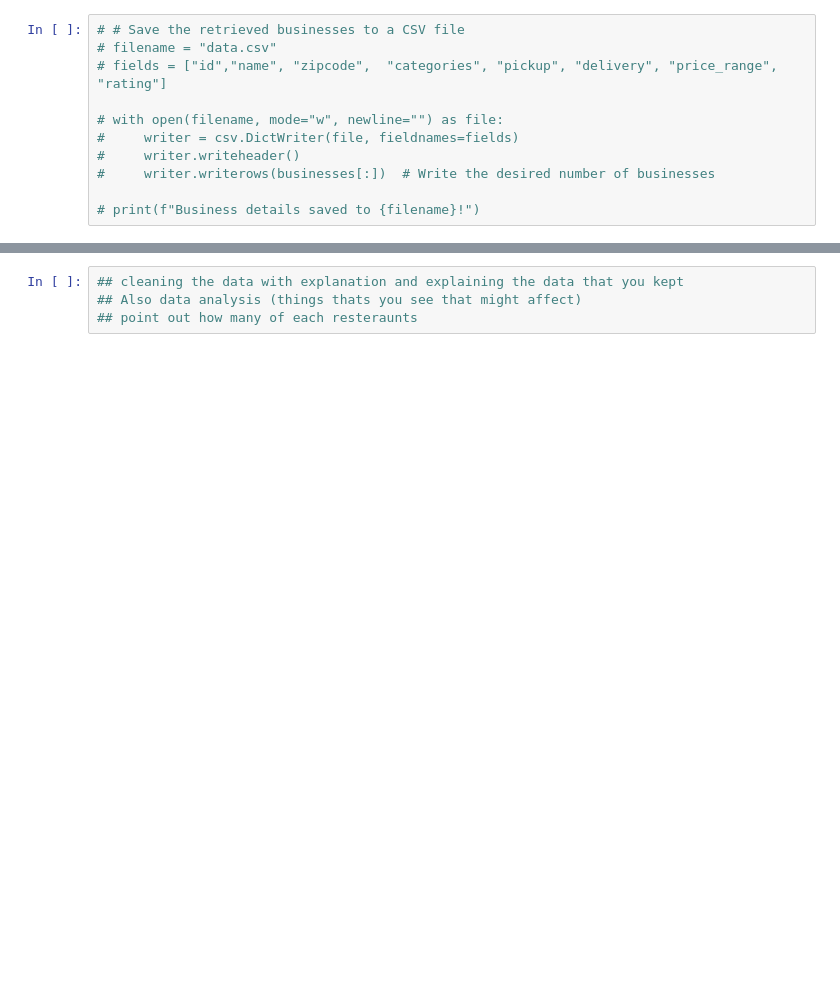
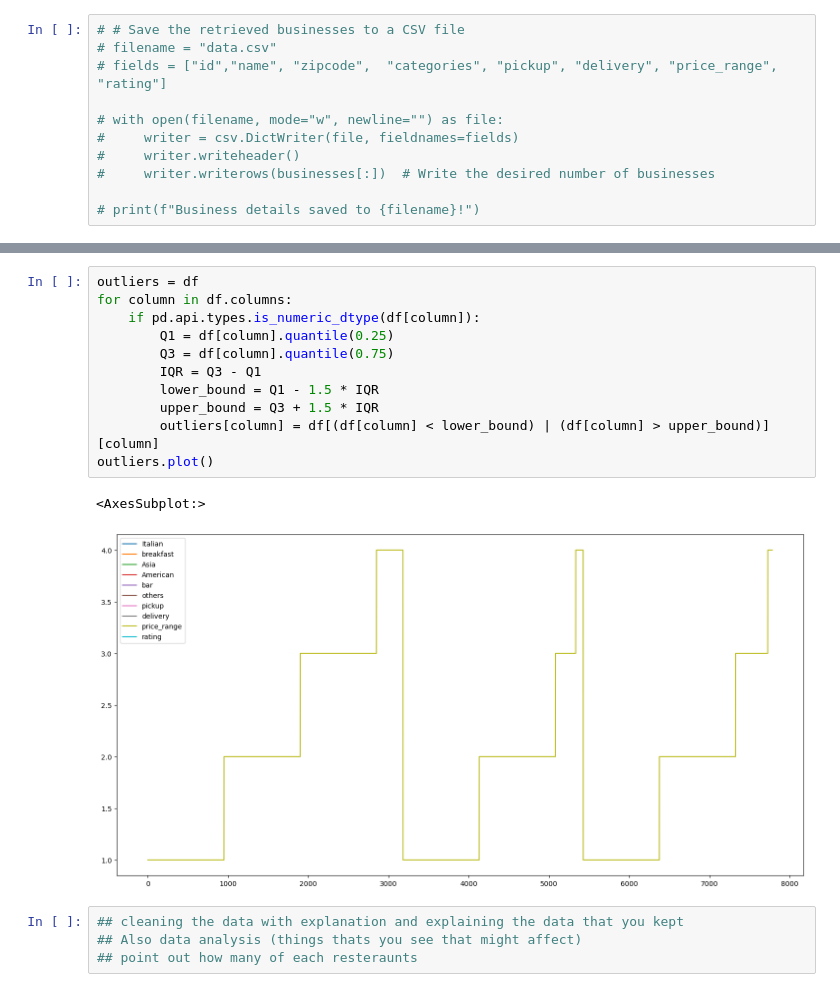
Before and after one commit to NadavMargaliot/Project_Data_Science, a Jupyter notebook: Data Science .ipynb, the cells around one changed output, grey strips where cells are left out. Cells and saved outputs as stored; diff of their text form; blank space fills up the shorter version.

```diff
--- a/Data Science .ipynb
+++ b/Data Science .ipynb
@@ -269,3 +327,17 @@ df.describe()
+# %%
+outliers = df
+for column in df.columns:
+    if pd.api.types.is_numeric_dtype(df[column]):
+        Q1 = df[column].quantile(0.25)
+        Q3 = df[column].quantile(0.75)
+        IQR = Q3 - Q1
+        lower_bound = Q1 - 1.5 * IQR
+        upper_bound = Q3 + 1.5 * IQR
+        outliers[column] = df[(df[column] < lower_bound) | (df[column] > upper_bound)][column]
+outliers.plot()
+# %% [output]
+<AxesSubplot:>
+[figure, added]
 # %%
 ## cleaning the data with explanation and explaining the data that you kept
 ## Also data analysis (things thats you see that might affect)
```
Also changed, not shown: parts of 17 cells of this notebook.
